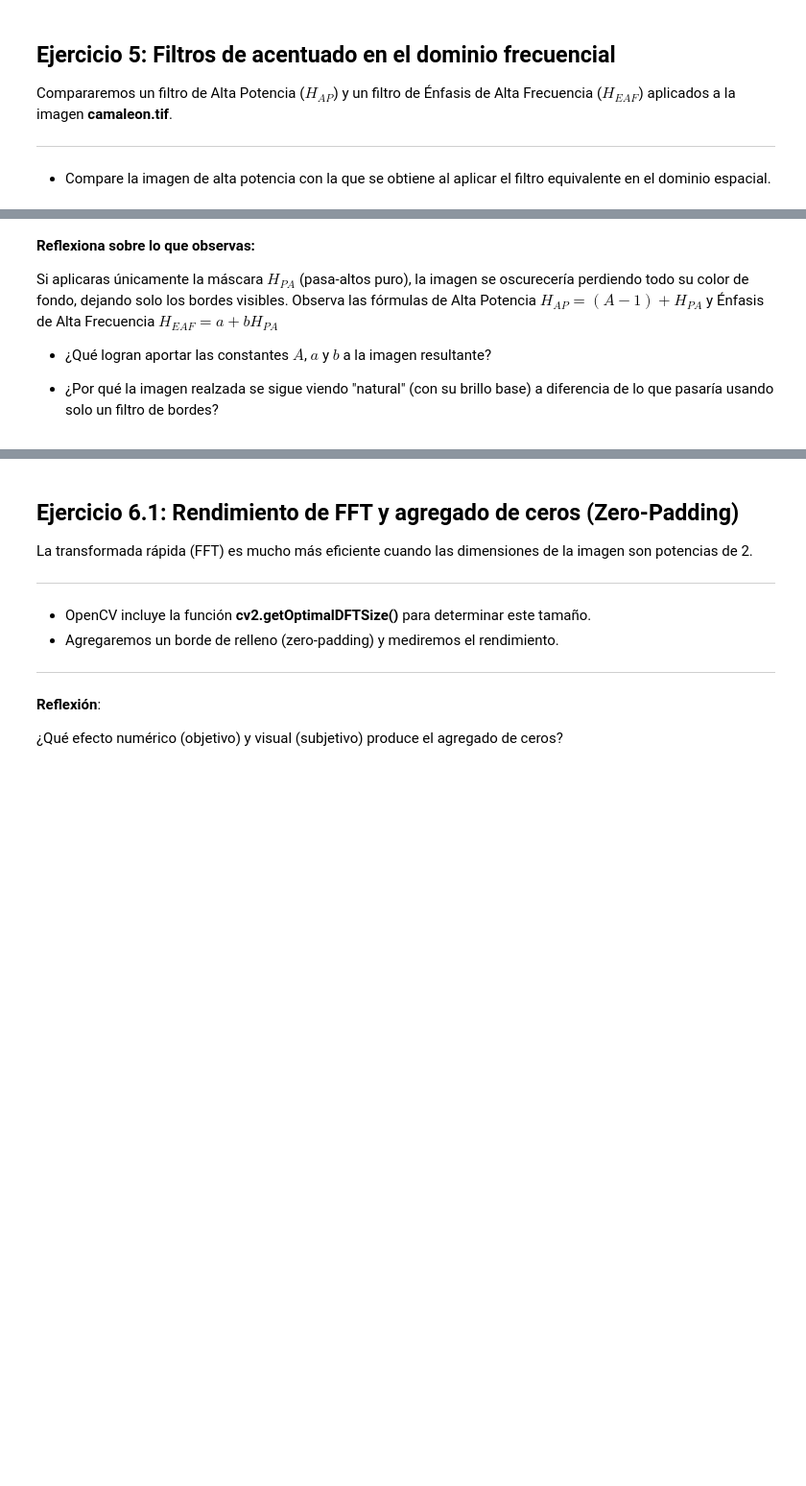
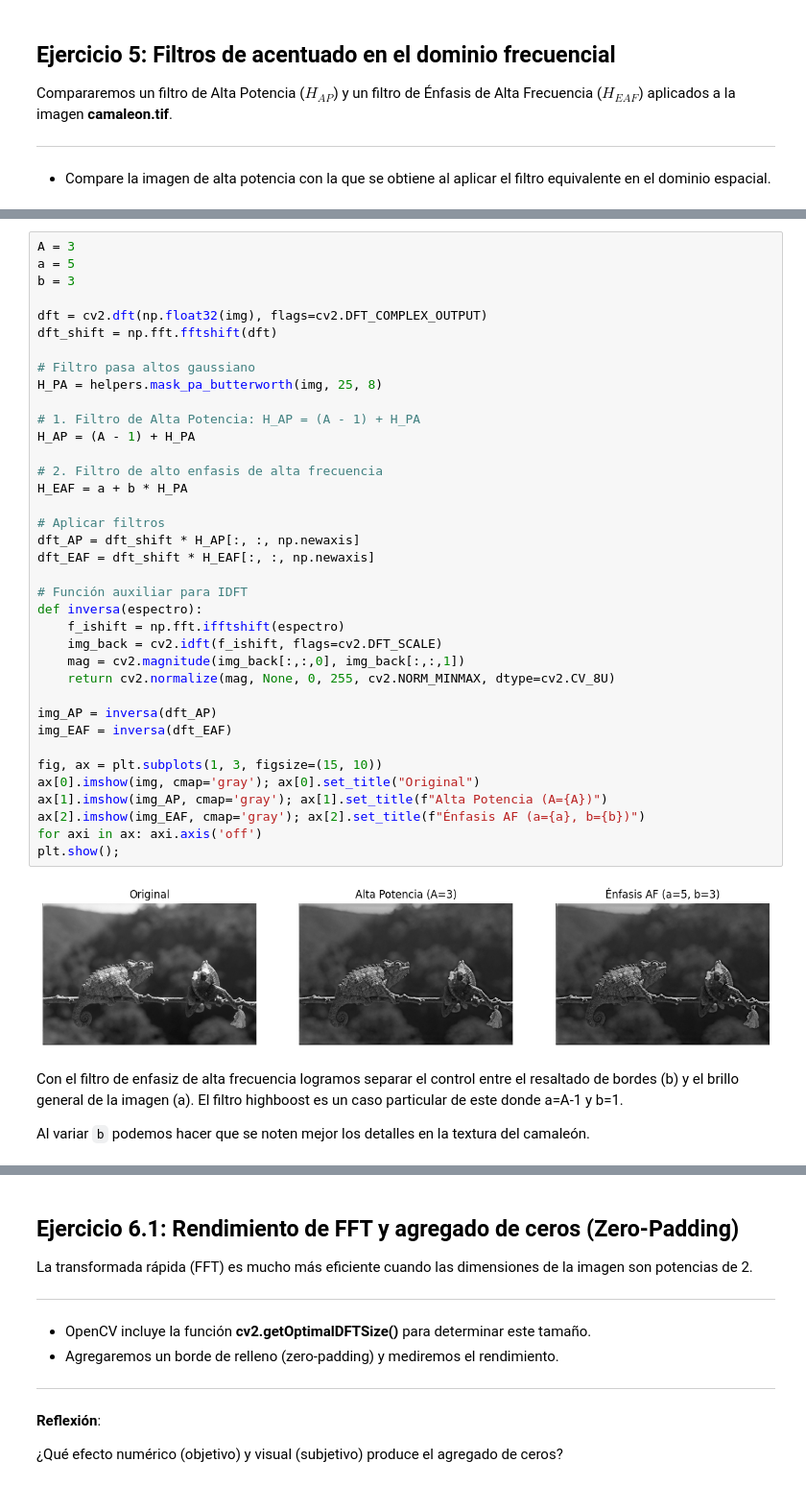
Before and after one commit to Lucasa98/pdi-2026, a Jupyter notebook: practica/tp5.ipynb, the cells around one changed output, grey strips where cells are left out. Shown at 96% size. Cells and saved outputs as stored; diff of their text form; blank space fills up the shorter version.

```diff
--- a/practica/tp5.ipynb
+++ b/practica/tp5.ipynb
@@ -423,10 +405,43 @@ interact(acentuado_frecuencial,
-# %% [markdown]
-**Reflexiona sobre lo que observas:**
-
-Si aplicaras únicamente la máscara $H_{PA}$ (pasa-altos puro), la imagen se oscurecería perdiendo todo su color de fondo, dejando solo los bordes visibles.
-Observa las fórmulas de Alta Potencia $H_{AP} =(A-1)+H_{PA}$ y Énfasis de Alta Frecuencia $H_{EAF} = a + b H_{PA}$
-
-
-* ¿Qué logran aportar las constantes $A$, $a$ y $b$ a la imagen resultante?
-
-* ¿Por qué la imagen realzada se sigue viendo "natural" (con su brillo base) a diferencia de lo que pasaría usando solo un filtro de bordes?
+# %%
+A = 3
+a = 5
+b = 3
+
+dft = cv2.dft(np.float32(img), flags=cv2.DFT_COMPLEX_OUTPUT)
+dft_shift = np.fft.fftshift(dft)
+
+# Filtro pasa altos gaussiano
+H_PA = helpers.mask_pa_butterworth(img, 25, 8)
+
+# 1. Filtro de Alta Potencia: H_AP = (A - 1) + H_PA
+H_AP = (A - 1) + H_PA
+
+# 2. Filtro de alto enfasis de alta frecuencia
+H_EAF = a + b * H_PA
+
+# Aplicar filtros
+dft_AP = dft_shift * H_AP[:, :, np.newaxis]
+dft_EAF = dft_shift * H_EAF[:, :, np.newaxis]
+
+# Función auxiliar para IDFT
+def inversa(espectro):
+    f_ishift = np.fft.ifftshift(espectro)
+    img_back = cv2.idft(f_ishift, flags=cv2.DFT_SCALE)
+    mag = cv2.magnitude(img_back[:,:,0], img_back[:,:,1])
+    return cv2.normalize(mag, None, 0, 255, cv2.NORM_MINMAX, dtype=cv2.CV_8U)
+
+img_AP = inversa(dft_AP)
+img_EAF = inversa(dft_EAF)
+
+fig, ax = plt.subplots(1, 3, figsize=(15, 10))
+ax[0].imshow(img, cmap='gray'); ax[0].set_title("Original")
+ax[1].imshow(img_AP, cmap='gray'); ax[1].set_title(f"Alta Potencia (A={A})")
+ax[2].imshow(img_EAF, cmap='gray'); ax[2].set_title(f"Énfasis AF (a={a}, b={b})")
+for axi in ax: axi.axis('off')
+plt.show();
+# %% [output]
+[figure, added]
+# %% [markdown]
+Con el filtro de enfasiz de alta frecuencia logramos separar el control entre el resaltado de bordes (b) y el brillo general de la imagen (a). El filtro highboost es un caso particular de este donde a=A-1 y b=1.
+
+Al variar `b` podemos hacer que se noten mejor los detalles en la textura del camaleón.
```
Also changed, not shown: parts of 17 cells of this notebook, 4 other files.
